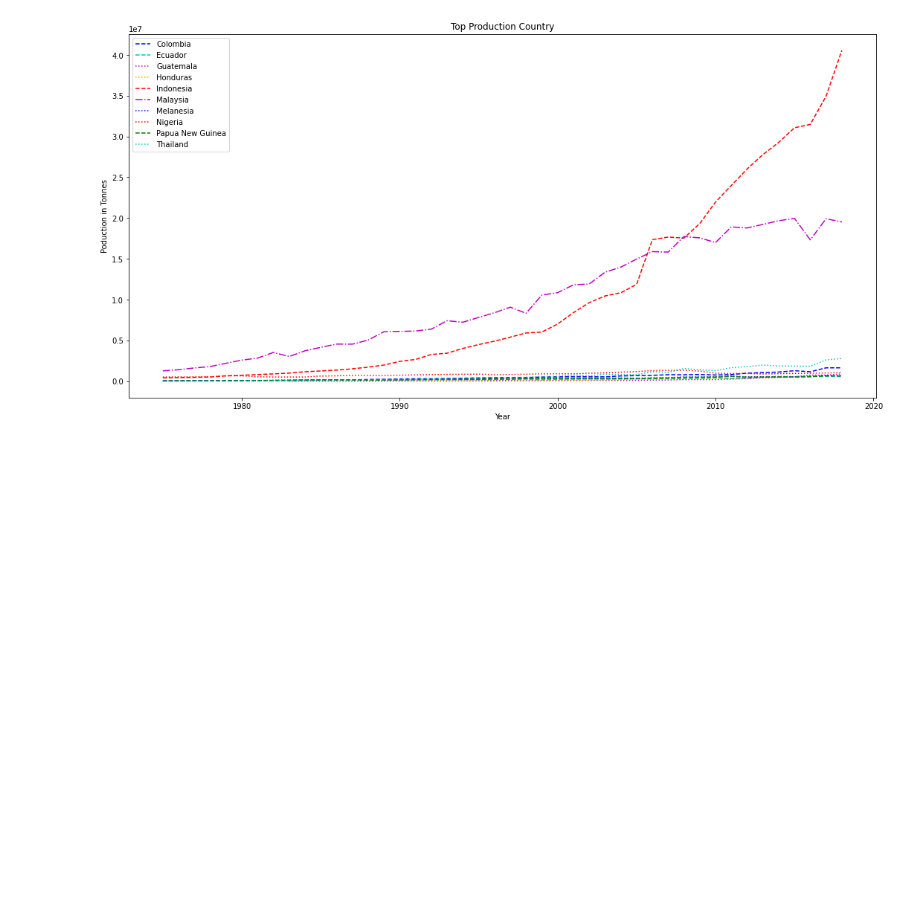
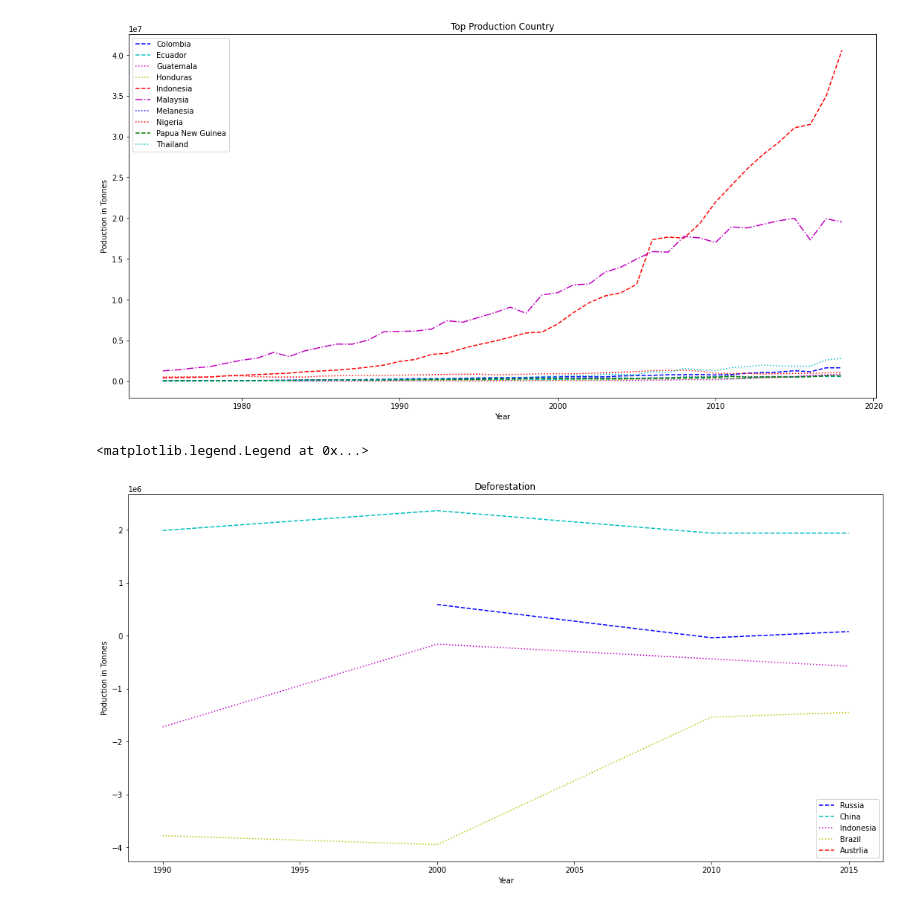
Before and after one commit to Niveusgh/World_Palm_Oil_Data, a Jupyter notebook: script/Jupyter.ipynb, the cells around one changed output. Cells and saved outputs as stored; diff of their text form; code cells hidden in the pictures; blank space fills up the shorter version.

```diff
--- a/script/Jupyter.ipynb
+++ b/script/Jupyter.ipynb
@@ -191,6 +207,34 @@ axes.legend()
 # %% [output]
 <matplotlib.legend.Legend at 0x...>
 [figure]
+# %%
+forest_country = ['Russia', 'China', 'Indonesia', 'Brazil', 'Austrlia']
+# %%
+dict_of_df = {}
+for country in forest_country:
+
+    key_name = 'df_plot_'+str(country)
+
+    dict_of_df[key_name] = copy.deepcopy(
+        df_forest_country.loc[df_forest_country['Entity']==country])
+# %%
+# iterate through the dataframe dictionary to plot
+ls_of_style = ['b--', '--c', ':m', ':y', '--r',
+                 '-.m', ':b', ':r', '--g', ':c']
+fig, axes = plt.subplots(figsize=(18,9))
+axes.set_title('Deforestation')
+axes.set_xlabel('Year')
+axes.set_ylabel('Poduction in Tonnes')
+axes.set
+i = 0
+for df in dict_of_df:
+    axes.plot((dict_of_df[df]['Year']),dict_of_df[df]['Forest_Change'] , ls_of_style[i],
+            label = forest_country[i])
+    i += 1
+axes.legend()
+# %% [output]
+<matplotlib.legend.Legend at 0x...>
+[figure, added]
 # %%
 indexNames1 = df1[df1['Code'].isin(Code)].index
 df_palm_country = df1.drop(indexNames1)
```
Also changed, not shown: parts of 1 cell of this notebook.
